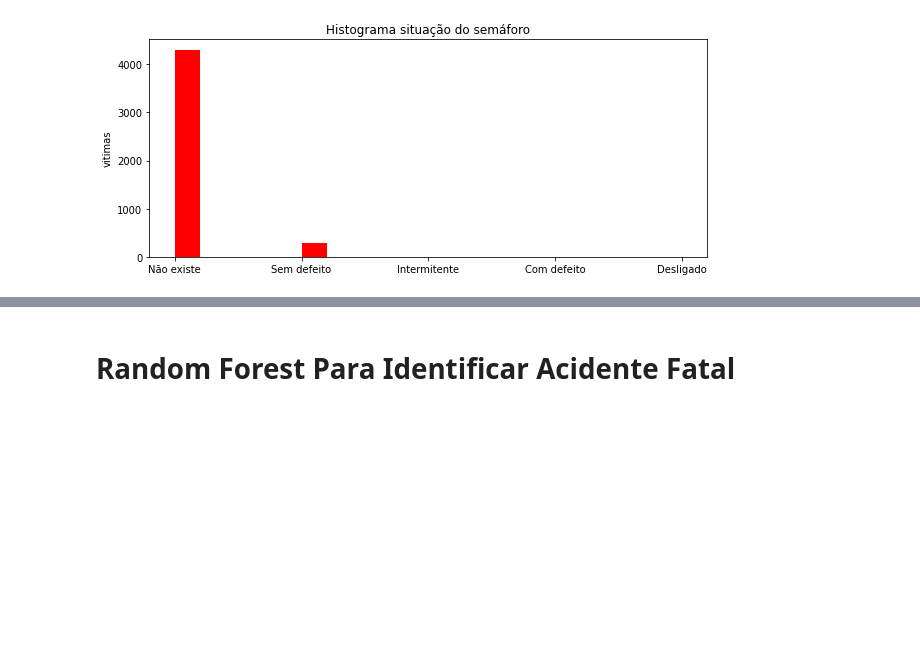
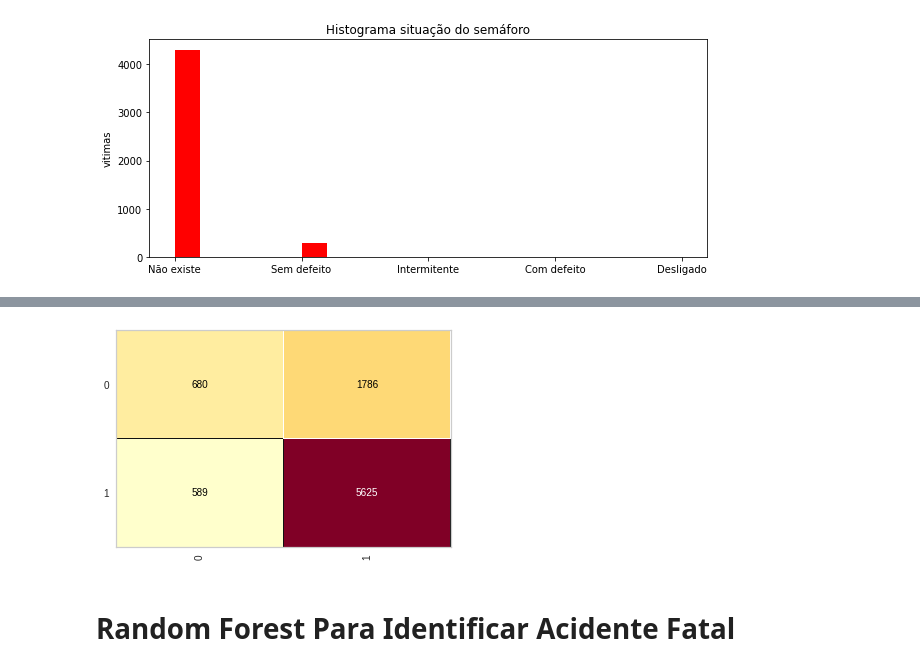
Before and after one commit to juliathemelo/machine_learning_random_forest_classifier, a Jupyter notebook: projeto3_pygil.ipynb, the cells around one changed output, grey strips where cells are left out. Drawn from its saved outputs; the diff is of its cells as text; code cells hidden in the pictures; blank space fills up the shorter version.

```diff
--- a/projeto3_pygil.ipynb
+++ b/projeto3_pygil.ipynb
@@ -599,0 +601,93 @@ weighted avg       0.98      0.99      0.98      2511
+# %%
+
+features = [	'bairro',	'endereco',	'tipo'	,'tempo_clima',	'situacao_semaforo',	'sinalizacao'	,'condicao_via'	,'conservacao_via'	,'ponto_controle',	'situacao_placa',	'velocidade_max_via'	]
+
+acidente = vitimas.loc[:,["natureza_acidente"]]
+
+
+
+x = vitimas[features]
+y = acidente.iloc[:]
+print(x)
+print(y)
+from sklearn.preprocessing import LabelEncoder
+
+#gerando variaveis para chamar no encoder
+x = x.apply(LabelEncoder().fit_transform)
+y = y.apply(LabelEncoder().fit_transform)
+
+#--- inicio do one hot encoder ---
+from sklearn.preprocessing import OneHotEncoder
+from sklearn.compose import ColumnTransformer
+
+
+x =OneHotEncoder().fit_transform(x).toarray()
+
+from sklearn.preprocessing import StandardScaler
+scaler = StandardScaler()
+x = scaler.fit_transform(x)
+
+
+from sklearn.tree import DecisionTreeRegressor
+from sklearn.model_selection import train_test_split
+from sklearn.metrics import mean_absolute_error
+from sklearn.metrics import accuracy_score,classification_report
+from sklearn.metrics import confusion_matrix
+import matplotlib.pyplot as plt
+import seaborn as sn
+
+X_train, X_test, y_train, y_test = train_test_split(
+    x, y, test_size=0.5, random_state=999
+)
+
+model = DecisionTreeClassifier(criterion = 'entropy',random_state=0)
+model.fit(X_train,y_train)
+
+predict = model.predict(x)
+mean_absolute_error(y,predict)
+val_predictions = model.predict(X_test)
+print(f"Erro absoluto usando apenas Decision Tree {mean_absolute_error(y_test,val_predictions)}:")
+print()
+print("PREDICTIONS AND TARGER USING DECISION TREE")
+print()
+print("predictions", val_predictions[:5])
+print("target", y_test[:5])
+print()
+acuracia = classification_report(y_test, val_predictions)
+print(acuracia)# acertos ao todo
+
+# usando o Random Forest para melhorar os resultados
+
+from sklearn.ensemble import RandomForestClassifier
+
+#usando o random_state = 1 para que o algoritmo mantenha os dados ao rodar
+forest_model = RandomForestClassifier(random_state=1)
+forest_model.fit(X_train,y_train)
+melb_preds = forest_model.predict(X_test)
+print()
+print(print("Erro absoluto usando Random Forest Classifier ", mean_absolute_error(y_test,melb_preds)))
+print()
+print("PREDICTIONS AND TARGER USING RANDOM FOREST")
+print()
+print("predictions", val_predictions[:5])
+print("target", melb_preds[:5])
+print()
+acuracia1 = accuracy_score(y_test, melb_preds) * 100
+print("Acurácia: " , acuracia1)  # acertos ao todo
+print()
+print()
+print(classification_report(y_test,melb_preds))
+
+%matplotlib inline
+
+# plt.figure(figsize=(10,4))
+# sn.heatmap(confusion_matrix(y_test, melb_preds), annot=True)
+# plt.xlabel('True Positive')
+# plt.ylabel('False Positive')
+from yellowbrick.classifier import ConfusionMatrix
+
+cm = ConfusionMatrix(forest_model)
+cm.fit(X_train, y_train)
+cm.score(X_test, y_test)
+print('0 é igual a: Com vítima\n1 é igual a: Sem vítima')
+# %% [output]
@@ -600,3 +728,4 @@ weighted avg       0.98      0.99      0.98      2511
+[figure, added]
 # %% [markdown]
 # Random Forest Para Identificar Acidente Fatal
 # %%
```
Also changed, not shown: parts of 18 cells of this notebook.
